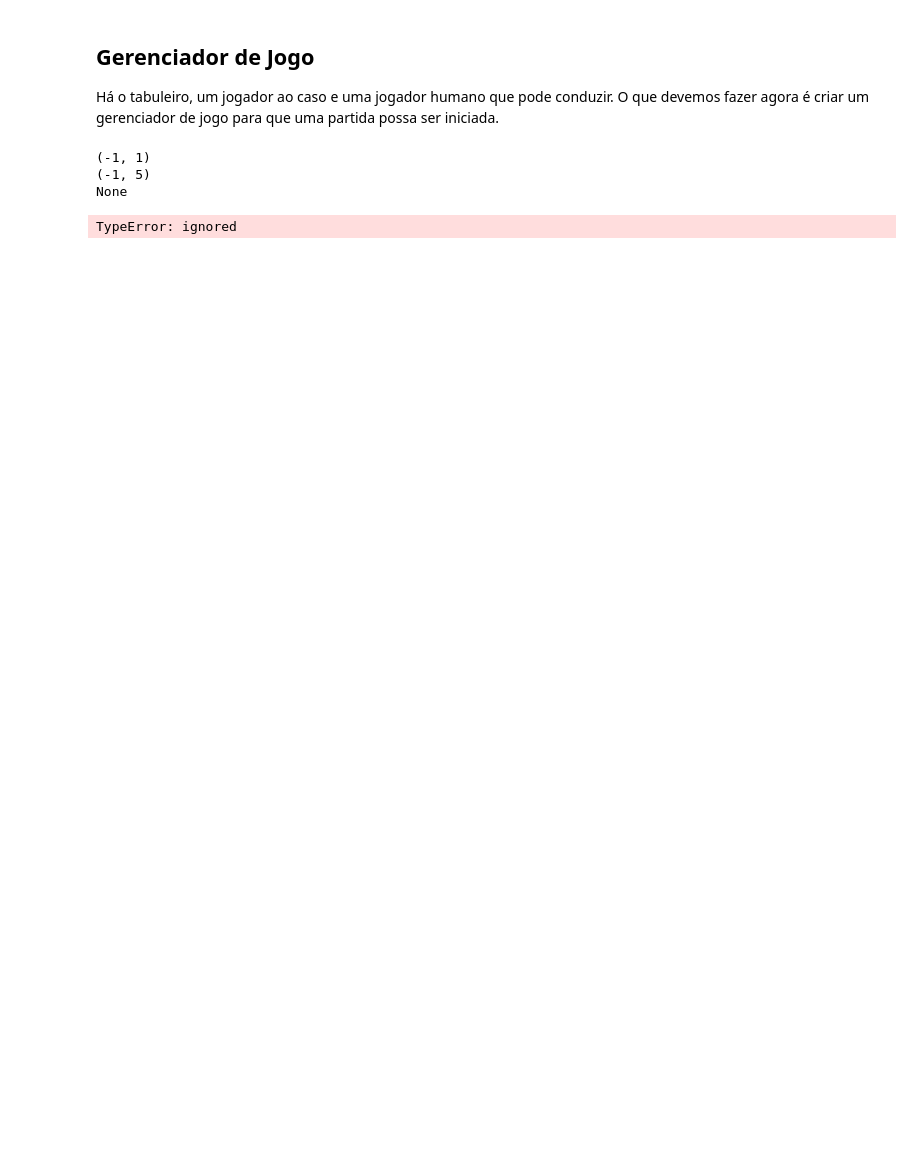
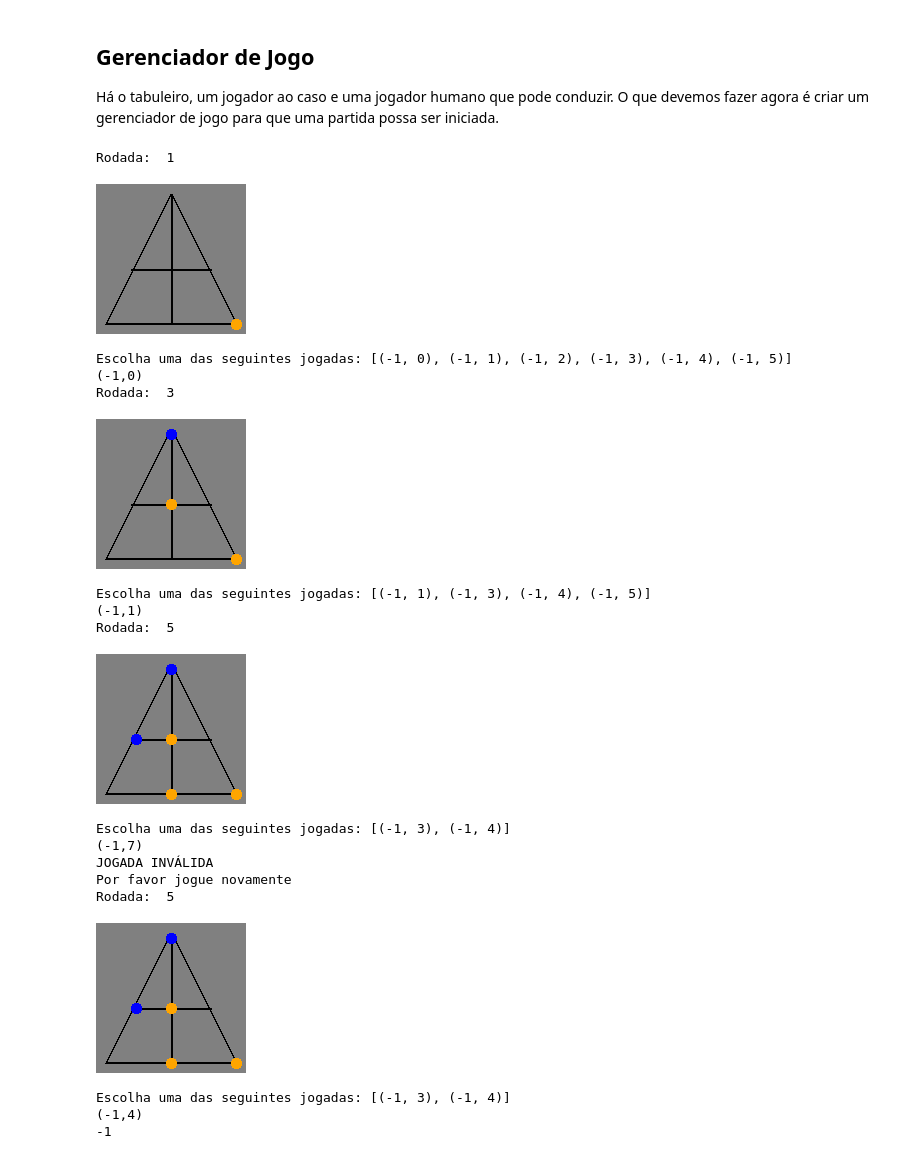
Before and after one commit to TalesDias/Tsoro-Yematatu-SI202, a Jupyter notebook: SI202_Resolução_de_Problemas_I_Tsoro.ipynb, the cells around one changed output. Cells and saved outputs as stored; diff of their text form; code cells hidden in the pictures; blank space fills up the shorter version.

```diff
--- a/SI202_Resolução_de_Problemas_I_Tsoro.ipynb
+++ b/SI202_Resolução_de_Problemas_I_Tsoro.ipynb
@@ -102,14 +102,13 @@ Se estiver ainda na primeira fase, retorna todas as casas vazias.
 Já se o jogo estiver na segunda fase, a função verifica todas as possibilidades de chegar atéa casa vazia e descarta as inválidas.
 # %%
 def get_valid_moves(tab, rodada, player) :
-
   validas = []
 
   for i in range(len(tab)) :
     if tab[i] == 0 :
       validas.append((-1, i))
 
-  if (rodada > 3):
+  if (rodada > 5):
     lin = [
            [0,3,6],
            [0,2,5],
@@ -218,13 +222,22 @@ Neste código iremos fazer o jogador humano. Esse jogador será um ser humano qu
 
 def jogador_humano(tab, rodada, turn) :
 
-    validos  = get_valid_moves(tabuleiro, rodada, turn)
+    validos  = get_valid_moves(tab, rodada, turn)
     verificar = (-1,-1)
 
+    print("Rodada: ",rodada)
+    display(draw_board(tab))
+    print(f'Escolha uma das seguintes jogadas: {validos}')
+    origem,destino = eval(input())
+
+    verificar = (origem,destino)
+
     while not verificar in validos :
+        print("JOGADA INVÁLIDA\nPor favor jogue novamente")
+
+        print("Rodada: ",rodada)
+        display(draw_board(tab))
         print(f'Escolha uma das seguintes jogadas: {validos}')
-        display(draw_board(tab))
-
         origem,destino = eval(input())
 
         verificar = (origem,destino)
@@ -239,8 +264,6 @@ jogador_humano(tabuleiro, 20, 1)
 
 Há o tabuleiro, um jogador ao caso e uma jogador humano que pode conduzir. O que devemos fazer agora é criar um gerenciador de jogo para que uma partida possa ser iniciada.
 # %%
-
-
 ## Abaixo uma função que gerencia um jogo.
 def game(player1, player2) :
     ## Inicialização
@@ -254,16 +277,19 @@ def game(player1, player2) :
 
     ## O jogo continua até que um dos breaks seja executado
     while True:
+
+        origem = 0
+        destino = 0
+
         ## Pedindo uma jogada ao jogador da vez.
-        origem,destino = 0, 0
         if turn == 1:
-            print(player1(tab, rodada, turn))
+            origem, destino = player1(tab, rodada, turn)
         else :
             origem,destino = player2(tab, rodada, turn)
 
         ## Colocando a peça no tabuleiro
         ltab = list(tab)
-        if rodada > 6:
+        if rodada > 5:
             ltab[origem] = 0
         ltab[destino] = turn
         tab = tuple(ltab)
@@ -277,20 +303,38 @@ def game(player1, player2) :
             break
 
         rodada += 1
-        if rodada>50 :
+        if rodada > 50 :
           result = 0
           break
 
         ## Trocando a vez de jogar
-        turn = -turn
+        turn *= -1
 
     return result, history
 # %%
-result, history = game(jogador_acaso, jogador_acaso)
+result, history = game(jogador_acaso, jogador_humano)
 print(result)
-print(history)
+for t in history:
+  ## saída possívelmente muito grade
+  ## display(draw_board(t))
+  pass
 # %% [output]
-(-1, 1)
-(-1, 5)
-None
+Rodada:  1
+[figure, added]
-TypeError: ignored
+Escolha uma das seguintes jogadas: [(-1, 0), (-1, 1), (-1, 2), (-1, 3), (-1, 4), (-1, 5)]
+(-1,0)
+Rodada:  3
+[figure, added]
+Escolha uma das seguintes jogadas: [(-1, 1), (-1, 3), (-1, 4), (-1, 5)]
+(-1,1)
+Rodada:  5
+[figure, added]
+Escolha uma das seguintes jogadas: [(-1, 3), (-1, 4)]
+(-1,7)
+JOGADA INVÁLIDA
+Por favor jogue novamente
+Rodada:  5
+[figure, added]
+Escolha uma das seguintes jogadas: [(-1, 3), (-1, 4)]
+(-1,4)
+-1
```
Also changed, not shown: parts of 4 cells of this notebook.
